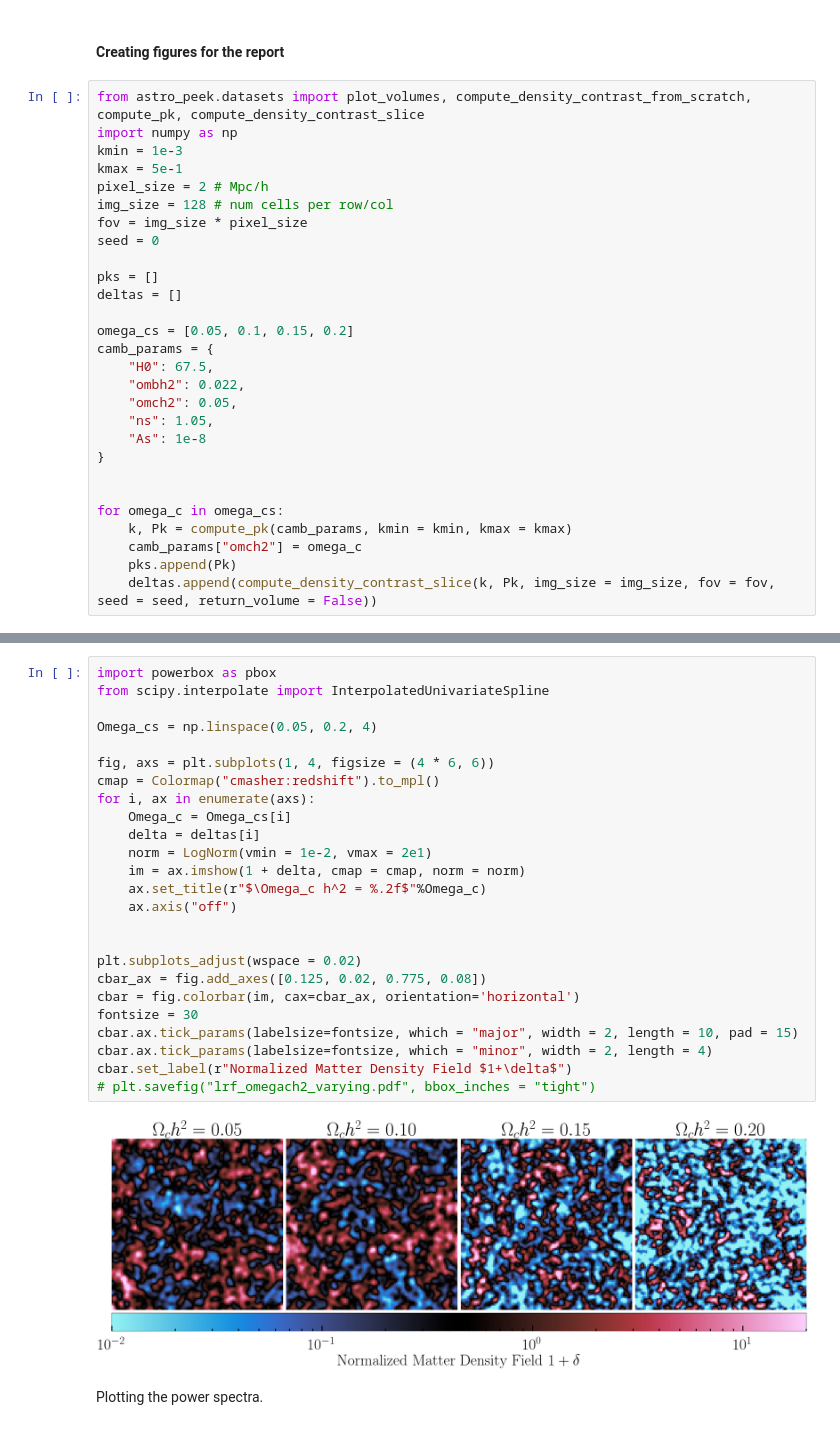
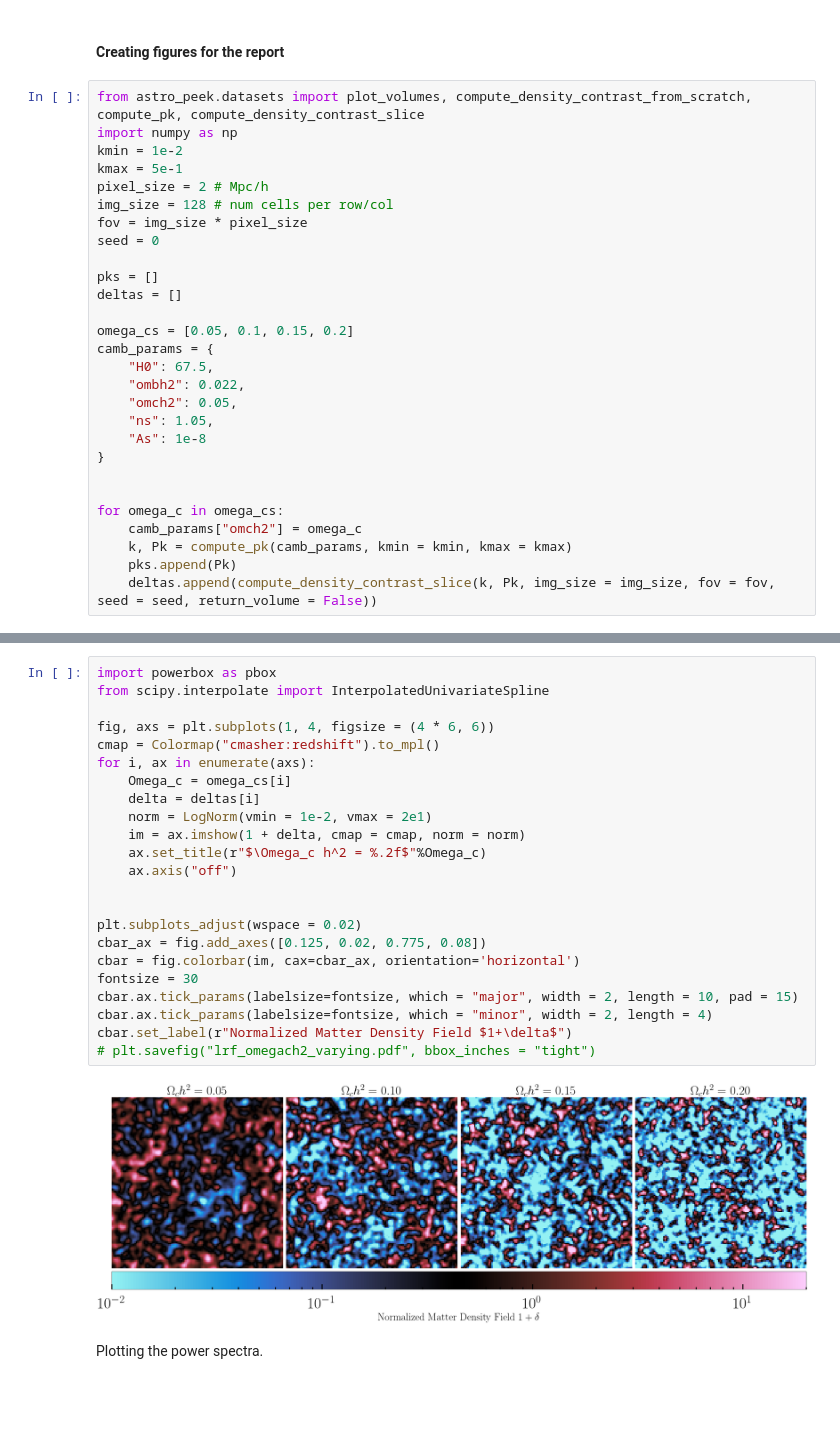
Before and after one commit to noe-dia/astro-ml-peek, a Jupyter notebook: notebooks/dev/toy_datasets.ipynb, the cells around one changed output, grey strips where cells are left out. Saved outputs shown, nothing was run; the diff lists cells and outputs as text; blank space fills up the shorter version.

```diff
--- a/notebooks/dev/toy_datasets.ipynb
+++ b/notebooks/dev/toy_datasets.ipynb
@@ -447,7 +447,7 @@ plot_volumes([delta_vol], levels = np.linspace(-0.2, 0.2, 256), figsize= (12, 4)
 # %%
 from astro_peek.datasets import plot_volumes, compute_density_contrast_from_scratch, compute_pk, compute_density_contrast_slice
 import numpy as np
-kmin = 1e-3
+kmin = 1e-2
 kmax = 5e-1
 pixel_size = 2 # Mpc/h
 img_size = 128 # num cells per row/col
@@ -468,7 +468,7 @@ camb_params = {
 
 
 for omega_c in omega_cs:
+    camb_params["omch2"] = omega_c
     k, Pk = compute_pk(camb_params, kmin = kmin, kmax = kmax)
-    camb_params["omch2"] = omega_c
     pks.append(Pk)
     deltas.append(compute_density_contrast_slice(k, Pk, img_size = img_size, fov = fov, seed = seed, return_volume = False))
@@ -475,30 +479,28 @@ for omega_c in omega_cs:
 # %%
 import powerbox as pbox
 from scipy.interpolate import InterpolatedUnivariateSpline
 
-Omega_cs = np.linspace(0.05, 0.2, 4)
-
 fig, axs = plt.subplots(1, 4, figsize = (4 * 6, 6))
 cmap = Colormap("cmasher:redshift").to_mpl()
 for i, ax in enumerate(axs):
-    Omega_c = Omega_cs[i]
+    Omega_c = omega_cs[i]
     delta = deltas[i]
     norm = LogNorm(vmin = 1e-2, vmax = 2e1)
     im = ax.imshow(1 + delta, cmap = cmap, norm = norm)
     ax.set_title(r"$\Omega_c h^2 = %.2f$"%Omega_c)
     ax.axis("off")
 
 
 plt.subplots_adjust(wspace = 0.02)
 cbar_ax = fig.add_axes([0.125, 0.02, 0.775, 0.08])
 cbar = fig.colorbar(im, cax=cbar_ax, orientation='horizontal')
 fontsize = 30
 cbar.ax.tick_params(labelsize=fontsize, which = "major", width = 2, length = 10, pad = 15)
 cbar.ax.tick_params(labelsize=fontsize, which = "minor", width = 2, length = 4)
 cbar.set_label(r"Normalized Matter Density Field $1+\delta$")
 # plt.savefig("lrf_omegach2_varying.pdf", bbox_inches = "tight")
 # %% [output]
-[figure, old version]
+[figure, new version]
 # %% [markdown]
 Plotting the power spectra.
 # %%
```
Also changed, not shown: parts of 6 cells of this notebook, 5 other files.
